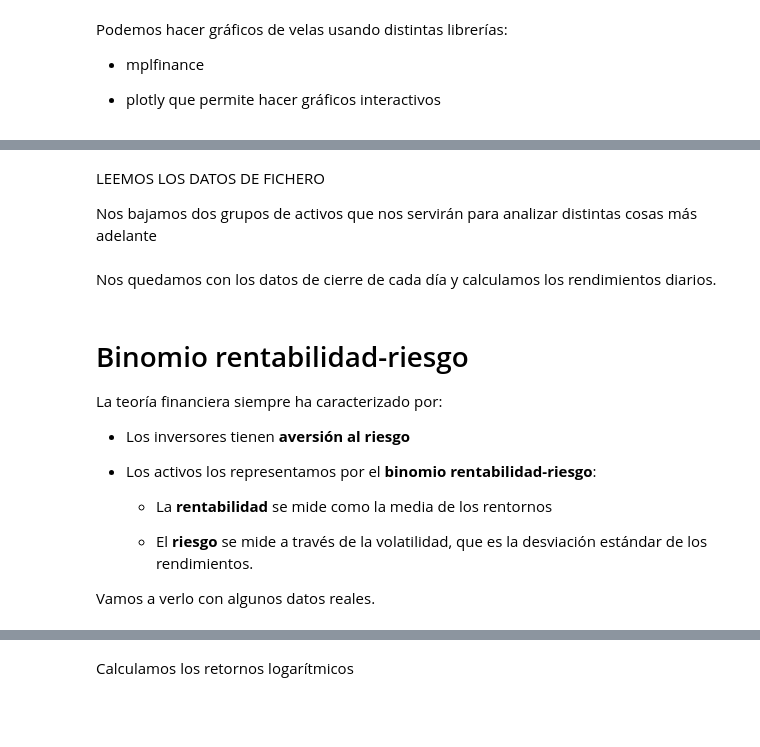
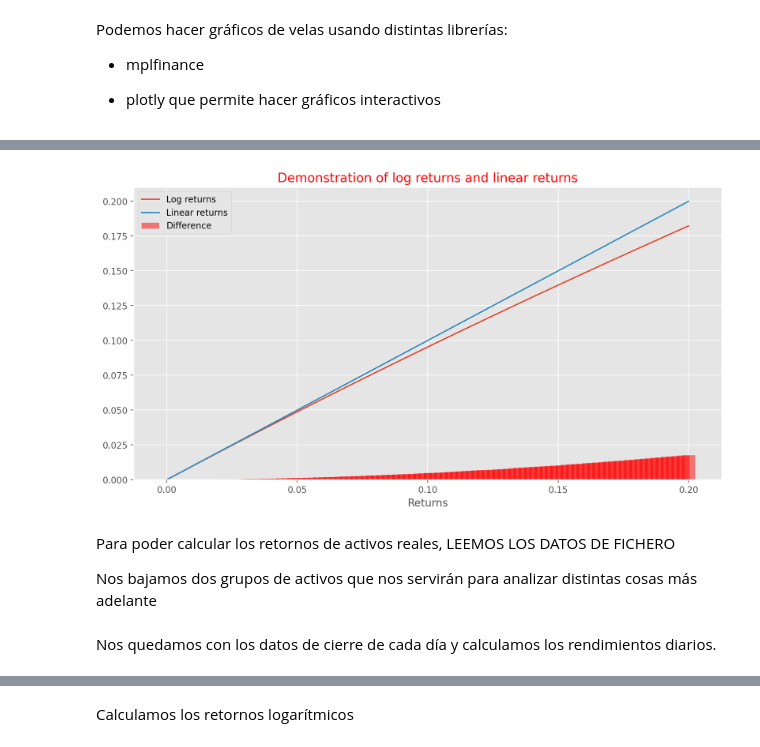
Before and after one commit to alfonso-santos/Python-aplicado-gestion-carteras, a Jupyter notebook: source/analisis-inicial.ipynb, the cells around one changed output, grey strips where cells are left out. Cells and saved outputs as stored; diff of their text form; code cells hidden in the pictures; blank space fills up the shorter version.

```diff
--- a/source/analisis-inicial.ipynb
+++ b/source/analisis-inicial.ipynb
@@ -90,5 +143,20 @@ fig.show()
+# %%
+plt.style.use('ggplot')
+x_returns = np.linspace(0.0001, .2, 100) # Generate 100 numbers between 0.0001 and 0.2
+y_returns = np.log(1 + x_returns) # Calculate the logarithmic returns from the linear returns
+
+# Plot the linear and log returns
+fig, ax = plt.subplots(figsize=(12, 6))
+plt.plot(x_returns, y_returns, label='Log returns') # Plot the log returns
+plt.plot(x_returns, x_returns, label='Linear returns') # Plot the linear returns
+plt.bar(x_returns, x_returns-y_returns, width=0.005, color='r', alpha=0.5, label='Difference', ) # Plot the difference between the two returns
+plt.legend()
+plt.xlabel('Returns')
+plt.title('Demonstration of log returns and linear returns');
+# %% [output]
+[figure, added]
 # %% [markdown]
-LEEMOS LOS DATOS DE FICHERO
+Para poder calcular los retornos de activos reales, LEEMOS LOS DATOS DE FICHERO
 
 Nos bajamos dos grupos de activos que nos servirán para analizar distintas cosas más adelante
 # %%
@@ -102,17 +170,3 @@ ret_close_df = np.log(data_close_df).diff().dropna()
 
 data_close_df_corr = data_OHLC_df_corr['Adj Close'].dropna()
 ret_close_df_corr = np.log(data_close_df_corr).diff().dropna()
-# %% [markdown]
-# Binomio rentabilidad-riesgo
-
-La teoría financiera siempre ha caracterizado por:
-
-* Los inversores tienen **aversión al riesgo**
-
-* Los activos los representamos por el **binomio rentabilidad-riesgo**:
-
-  - La **rentabilidad** se mide como la media de los rentornos
-
-  - El **riesgo** se mide a través de la volatilidad, que es la desviación estándar de los rendimientos.
-
-Vamos a verlo con algunos datos reales.
```
Also changed, not shown: parts of 56 cells of this notebook, 1 other file.
